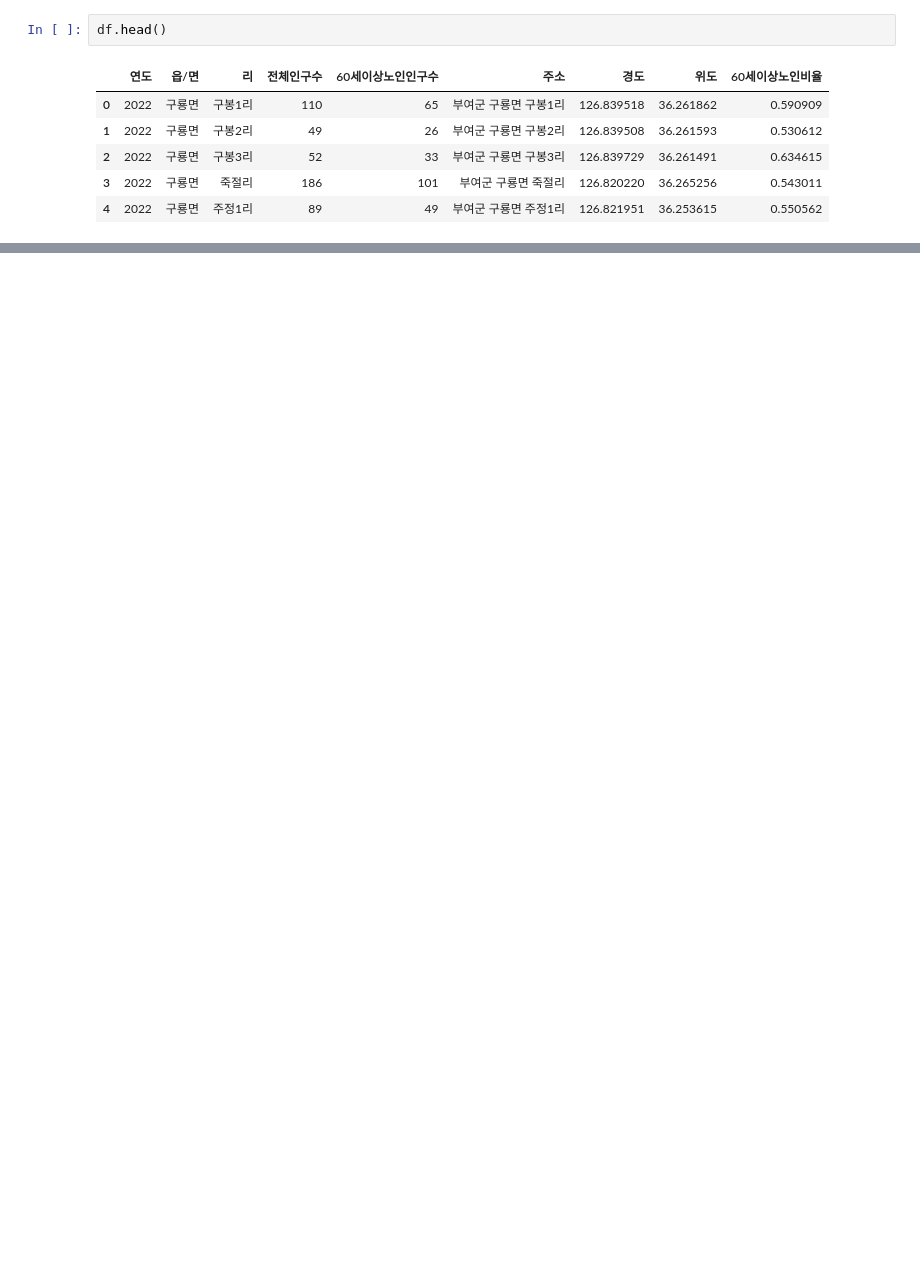
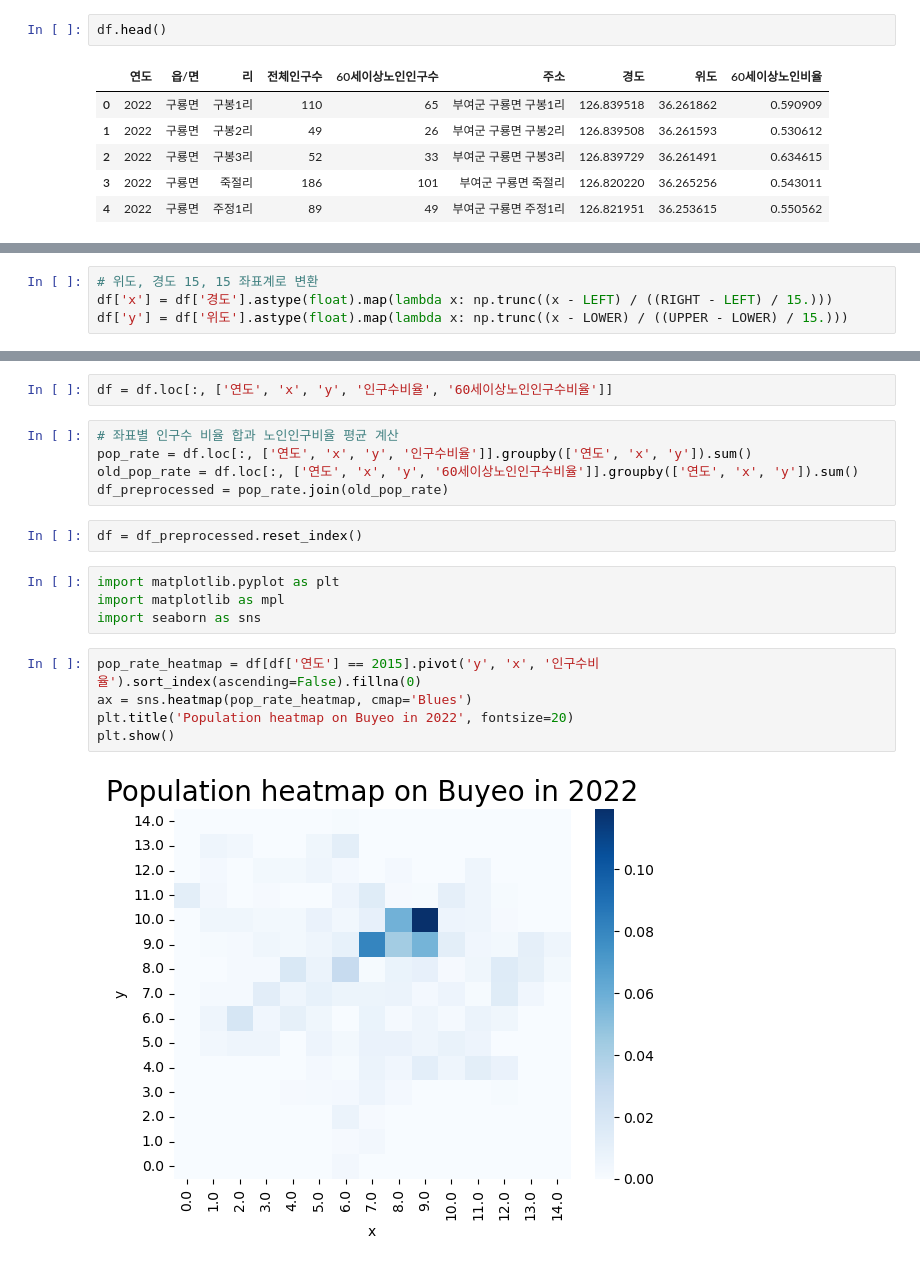
Before and after one commit to sihan827/Fire-Prediction, a Jupyter notebook: old_population.ipynb, the cells around one changed output, grey strips where cells are left out. Cells and saved outputs as stored; diff of their text form; blank space fills up the shorter version.

```diff
--- a/old_population.ipynb
+++ b/old_population.ipynb
@@ -124,0 +154,4 @@ df = df.loc[:, ['연도', '경도', '위도', '60세이상노인비율']]
+# %%
+# 위도, 경도 15, 15 좌표계로 변환
+df['x'] = df['경도'].astype(float).map(lambda x: np.trunc((x - LEFT) / ((RIGHT - LEFT) / 15.)))
+df['y'] = df['위도'].astype(float).map(lambda x: np.trunc((x - LOWER) / ((UPPER - LOWER) / 15.)))
@@ -124,0 +167,20 @@ df = df.loc[:, ['연도', '경도', '위도', '60세이상노인비율']]
+# %%
+df = df.loc[:, ['연도', 'x', 'y', '인구수비율', '60세이상노인인구수비율']]
+# %%
+# 좌표별 인구수 비율 합과 노인인구비율 평균 계산
+pop_rate = df.loc[:, ['연도', 'x', 'y', '인구수비율']].groupby(['연도', 'x', 'y']).sum()
+old_pop_rate = df.loc[:, ['연도', 'x', 'y', '60세이상노인인구수비율']].groupby(['연도', 'x', 'y']).sum()
+df_preprocessed = pop_rate.join(old_pop_rate)
+# %%
+df = df_preprocessed.reset_index()
+# %%
+import matplotlib.pyplot as plt
+import matplotlib as mpl
+import seaborn as sns
+# %%
+pop_rate_heatmap = df[df['연도'] == 2015].pivot('y', 'x', '인구수비율').sort_index(ascending=False).fillna(0)
+ax = sns.heatmap(pop_rate_heatmap, cmap='Blues')
+plt.title('Population heatmap on Buyeo in 2022', fontsize=20)
+plt.show()
+# %% [output]
+[figure, added]
```
Also changed, not shown: parts of 14 cells of this notebook, 7 other files.
